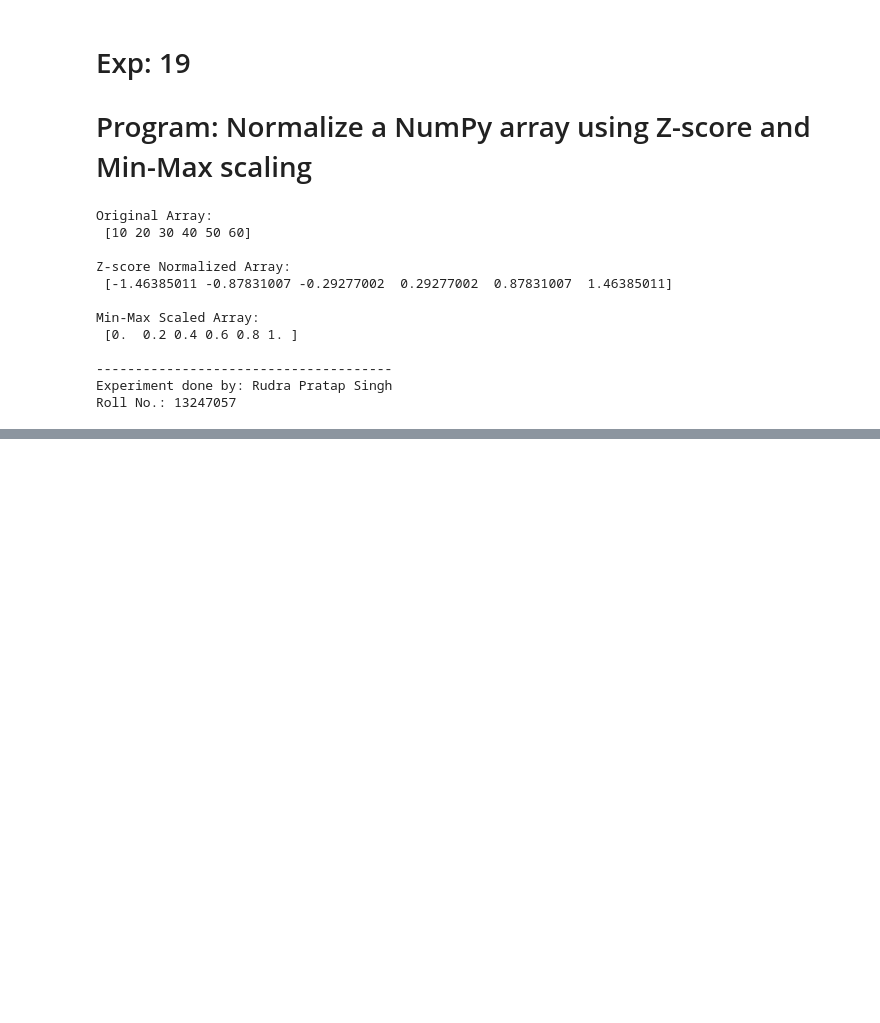
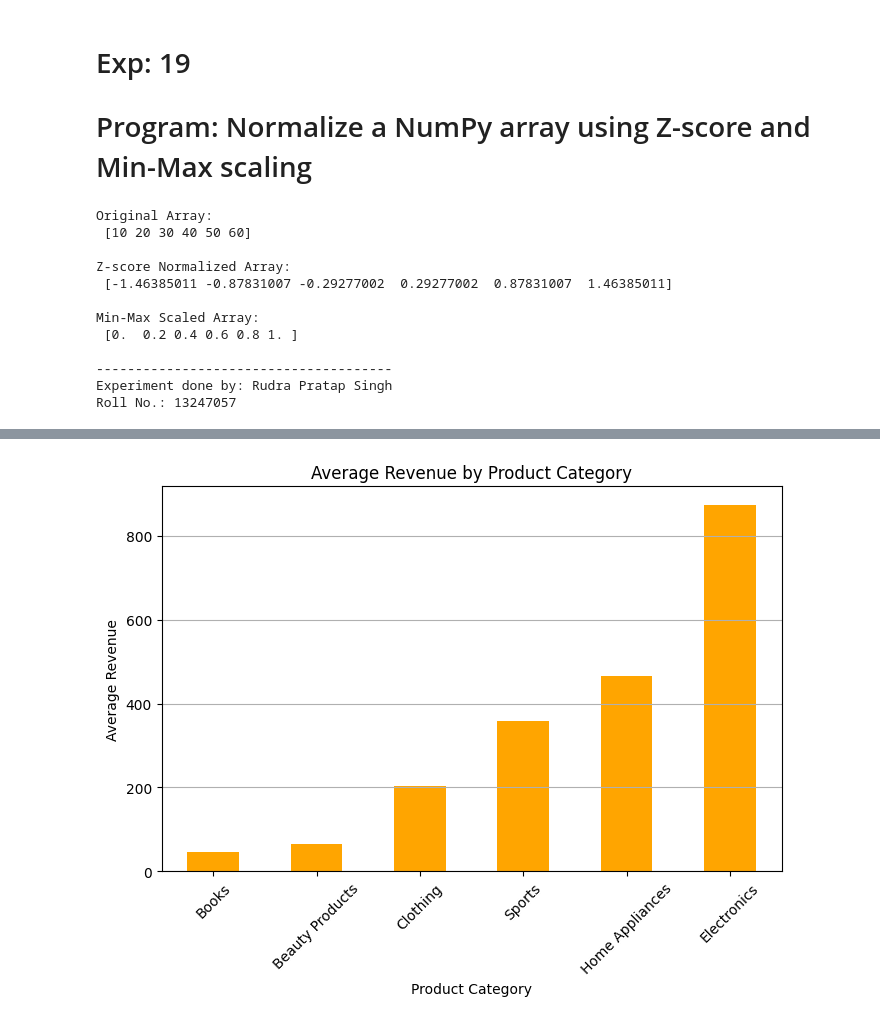
Before and after one commit to therudradev/Python_Programming, a Jupyter notebook: Python_lab.ipynb, the cells around one changed output, grey strips where cells are left out. Cells and saved outputs as stored; diff of their text form; code cells hidden in the pictures; blank space fills up the shorter version.

```diff
--- a/Python_lab.ipynb
+++ b/Python_lab.ipynb
@@ -779,0 +932,12 @@ Roll No.: 13247057
+# %%
+# Bar Plot: Average Revenue by Product Category
+plt.figure(figsize=(8, 5))
+df.groupby('Product Category')['Total Revenue'].mean().sort_values().plot(kind='bar', color='orange')
+plt.title("Average Revenue by Product Category")
+plt.xlabel("Product Category")
+plt.ylabel("Average Revenue")
+plt.xticks(rotation=45)
+plt.grid(axis='y')
+plt.show()
+# %% [output]
+[figure, added]
```
Also changed, not shown: parts of 22 cells of this notebook.
